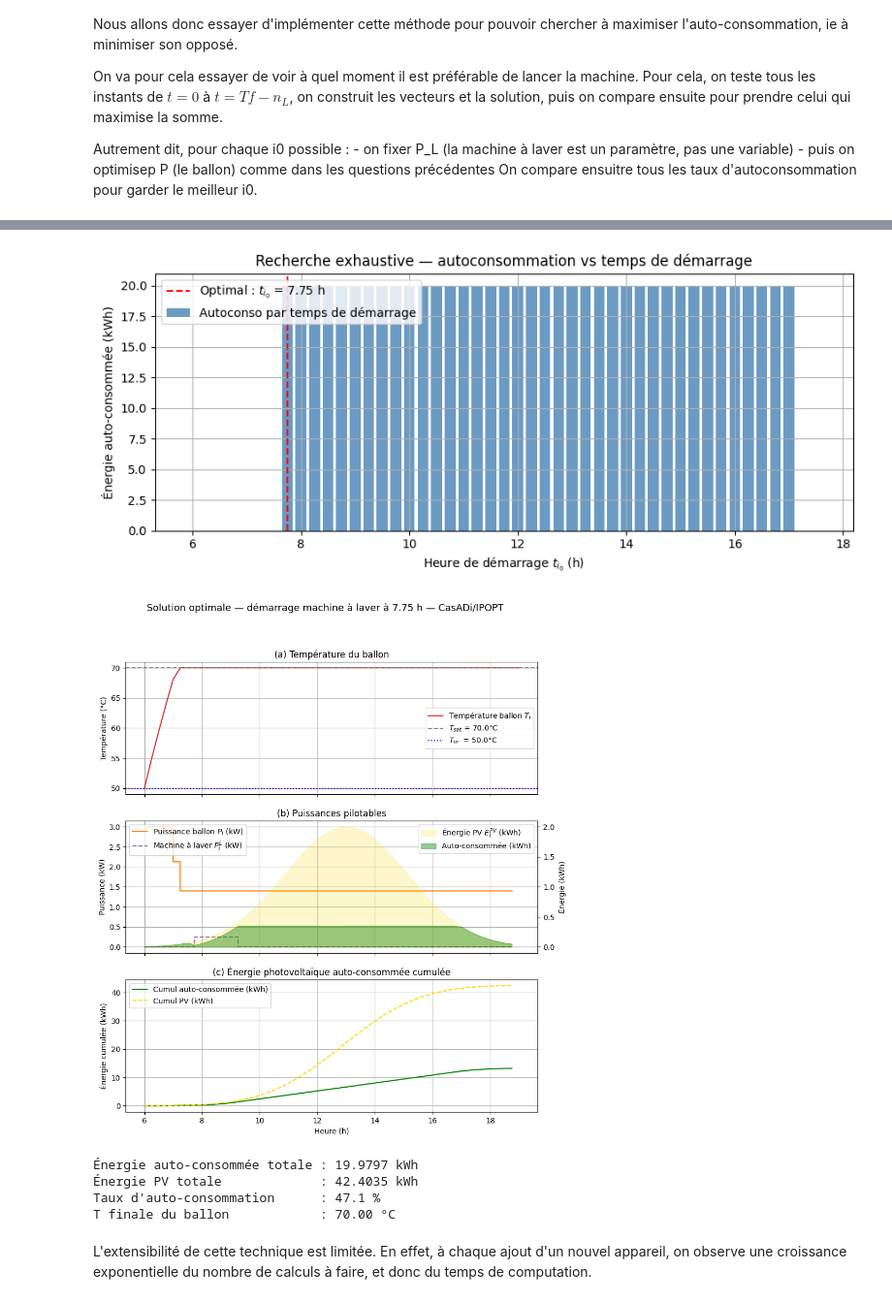
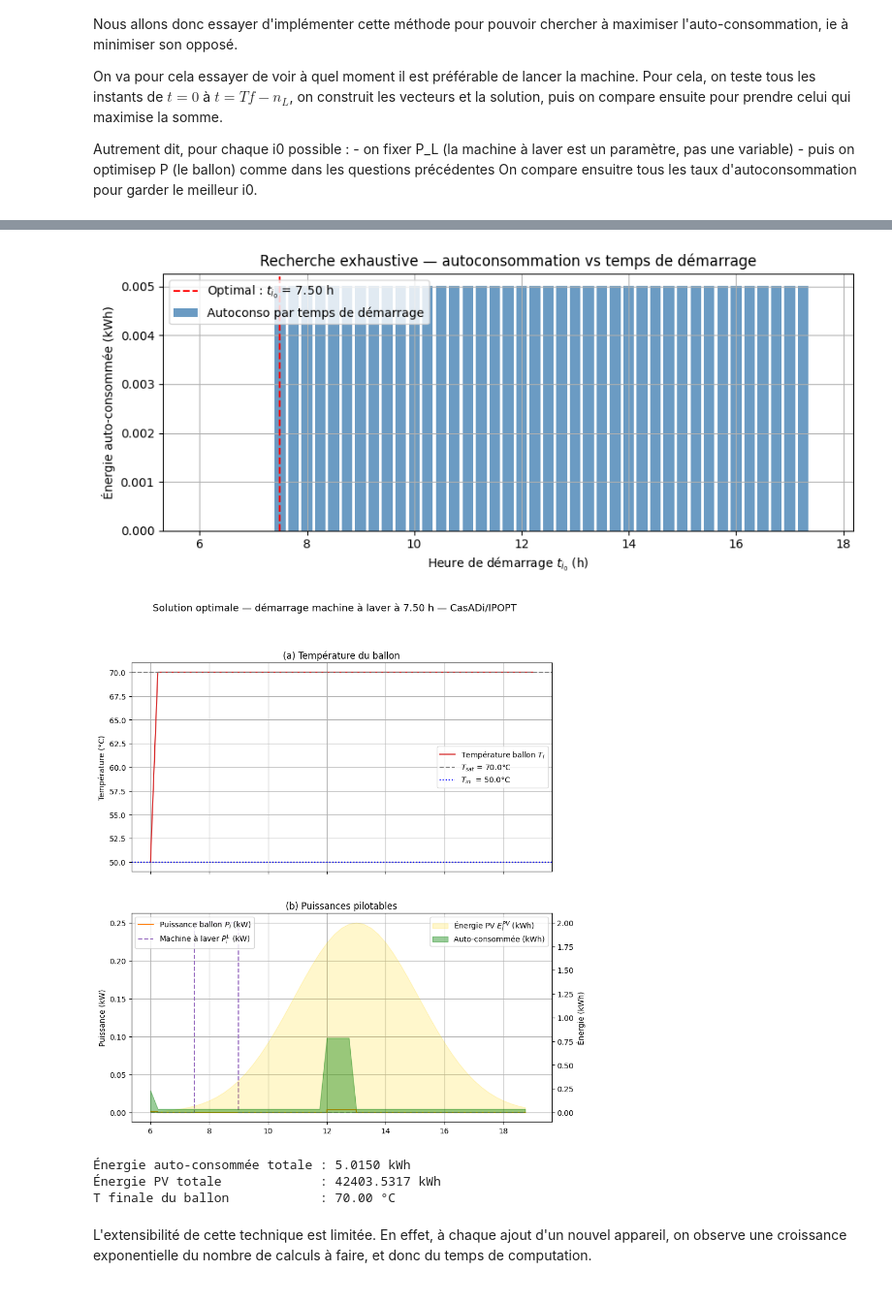
Before and after one commit to mariehoumaire/Projet-Optim-, a Jupyter notebook: Optimisation.ipynb, the cells around one changed output, grey strips where cells are left out. Shown at 97% size. Drawn from its saved outputs; the diff is of its cells as text; code cells hidden in the pictures.

```diff
--- a/Optimisation.ipynb
+++ b/Optimisation.ipynb
@@ -585,15 +537,15 @@ def solve_ballon_with_washer(P_L):
 
     x = ca.vertcat(P, T)
 
-    lbx = [0.0]     * N + [-ca.inf] * (N + 1)
-    ubx = [P_M]     * N + [ca.inf]  * (N + 1)
+    lbx = [0.0]     * N + [0] * (N + 1)
+    ubx = [P_M]     * N + [T_sat]  * (N + 1)
 
     E_hat = E_PV - w - P_L * dt   # changmeent par rapport à d'habitude : on soustrait la puissance PL
 
     cost = 0
     for i in range(N):
         p_energy = P[i] * dt
-        cost -= soft_min_h(E_hat[i], p_energy, alpha)
+        cost -=  soft_min_h(E_hat[i], p_energy, alpha)
 
     # contraintes
     g   = []
@@ -605,15 +557,9 @@ def solve_ballon_with_washer(P_L):
     ubg.append(T_in)
 
     for i in range(N):
-        g.append(T[i + 1] - lam * T[i] - (1 - lam) / k * (Q[i] + P[i]) / C)
+        g.append(T[i + 1] - lam * T[i] - (1 - lam) * (-Q[i] + P[i]) *C / k)
         lbg.append(0.0)
         ubg.append(0.0)
-
-    #  Température ≤ T_sat
-    for i in range(1, N + 1):
-        g.append(T[i])
-        lbg.append(-ca.inf)
-        ubg.append(T_sat)
 
     g_vec = ca.vertcat(*g)
 
@@ -656,7 +602,7 @@ for i0 in valid_starts:
 
 t_best = times[best_i0]
 print(f"\n→ Meilleur démarrage : i0 = {best_i0}  (t = {t_best:.2f} h)")
-print(f"  Énergie auto-consommée : {best_obj/1000:.4f} kWh")
+print(f"  Énergie auto-consommée : {best_obj:.4f} kWh")
 
 E_hat_best = E_PV - w - best_P_L * dt
 autoconso  = np.minimum(E_hat_best, best_P_opt * dt)
@@ -679,7 +625,7 @@ plt.tight_layout()
 plt.savefig('ballon_washer_exhaustive.png', dpi=150)
 
 #  solution optimale
-fig, axes = plt.subplots(3, 1, figsize=(10, 11), sharex=True)
+fig, axes = plt.subplots(2, 1, figsize=(10, 11), sharex=True)
 fig.suptitle(
     f"Solution optimale — démarrage machine à laver à {t_best:.2f} h — CasADi/IPOPT",
     fontsize=13)
@@ -708,27 +654,15 @@ ax.legend(loc='upper left'); ax.grid(True)
 ax2 = axes[1].twinx()
 ax2.fill_between(times, E_PV / 1000,       alpha=0.20, color='gold',
                  label='Énergie PV $E_i^{PV}$ (kWh)')
-ax2.fill_between(times, autoconso / 1000,  alpha=0.40, color='green',
+ax2.fill_between(times, autoconso,  alpha=0.40, color='green',
                  label='Auto-consommée (kWh)')
 ax2.set_ylabel('Énergie (kWh)')
 ax2.legend(loc='upper right')
 
-# (c) Cumul
-ax = axes[2]
-ax.plot(times, np.cumsum(autoconso) / 1000, color='green',
-        label='Cumul auto-consommée (kWh)')
-ax.plot(times, np.cumsum(E_PV) / 1000,     color='gold', linestyle='--',
-        label='Cumul PV (kWh)')
-ax.set_xlabel('Heure (h)')
-ax.set_ylabel('Énergie cumulée (kWh)')
-ax.set_title('(c) Énergie photovoltaïque auto-consommée cumulée')
-ax.legend(); ax.grid(True)
-
 plt.show()
 
-print(f"\nÉnergie auto-consommée totale : {best_obj/1000:.4f} kWh")
-print(f"Énergie PV totale             : {np.sum(E_PV)/1000:.4f} kWh")
-print(f"Taux d'auto-consommation      : {100*best_obj/np.sum(E_PV):.1f} %")
+print(f"\nÉnergie auto-consommée totale : {best_obj:.4f} kWh")
+print(f"Énergie PV totale             : {np.sum(E_PV):.4f} kWh")
 print(f"T finale du ballon            : {best_T_opt[-1]:.2f} °C")
 # %% [output]
 This is Ipopt version 3.14.11, running with linear solver MUMPS 5.4.1.
@@ -801,8 +733,7 @@ CasADi - 2026-04-21 10:01:38 WARNING("solver:nlp_grad_f failed: NaN detected for
-[figure, old version]
+[figure, new version]
-[figure, old version]
+[figure, new version]
-Énergie auto-consommée totale : 19.9797 kWh
-Énergie PV totale             : 42.4035 kWh
-Taux d'auto-consommation      : 47.1 %
+Énergie auto-consommée totale : 5.0150 kWh
+Énergie PV totale             : 42403.5317 kWh
 T finale du ballon            : 70.00 °C
 # %% [markdown]
 L'extensibilité de cette technique est limitée. En effet, à chaque ajout d'un nouvel appareil, on observe une croissance exponentielle du nombre de calculs à faire, et donc du temps de computation.
```
Also changed, not shown: parts of 9 cells of this notebook, 2 other files.
